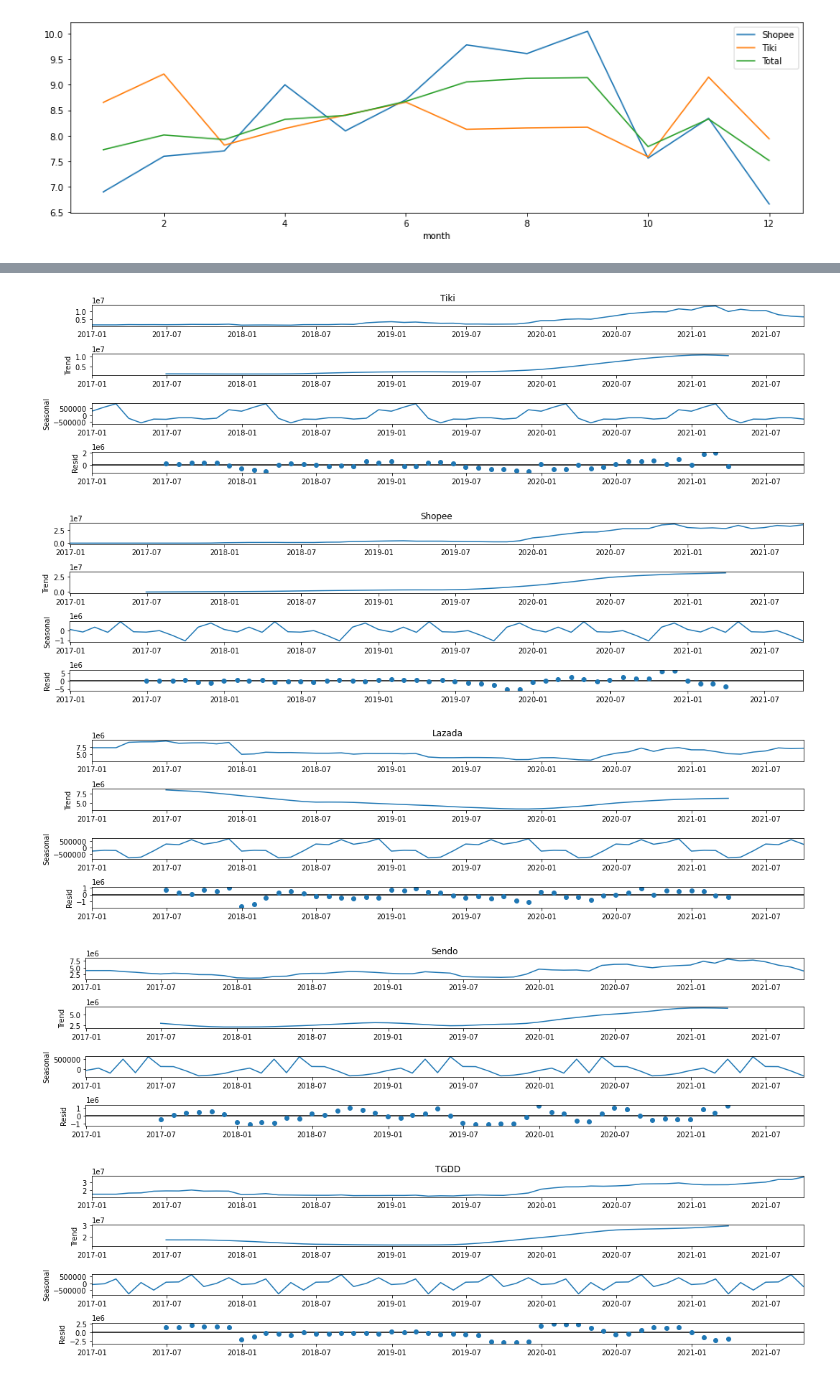
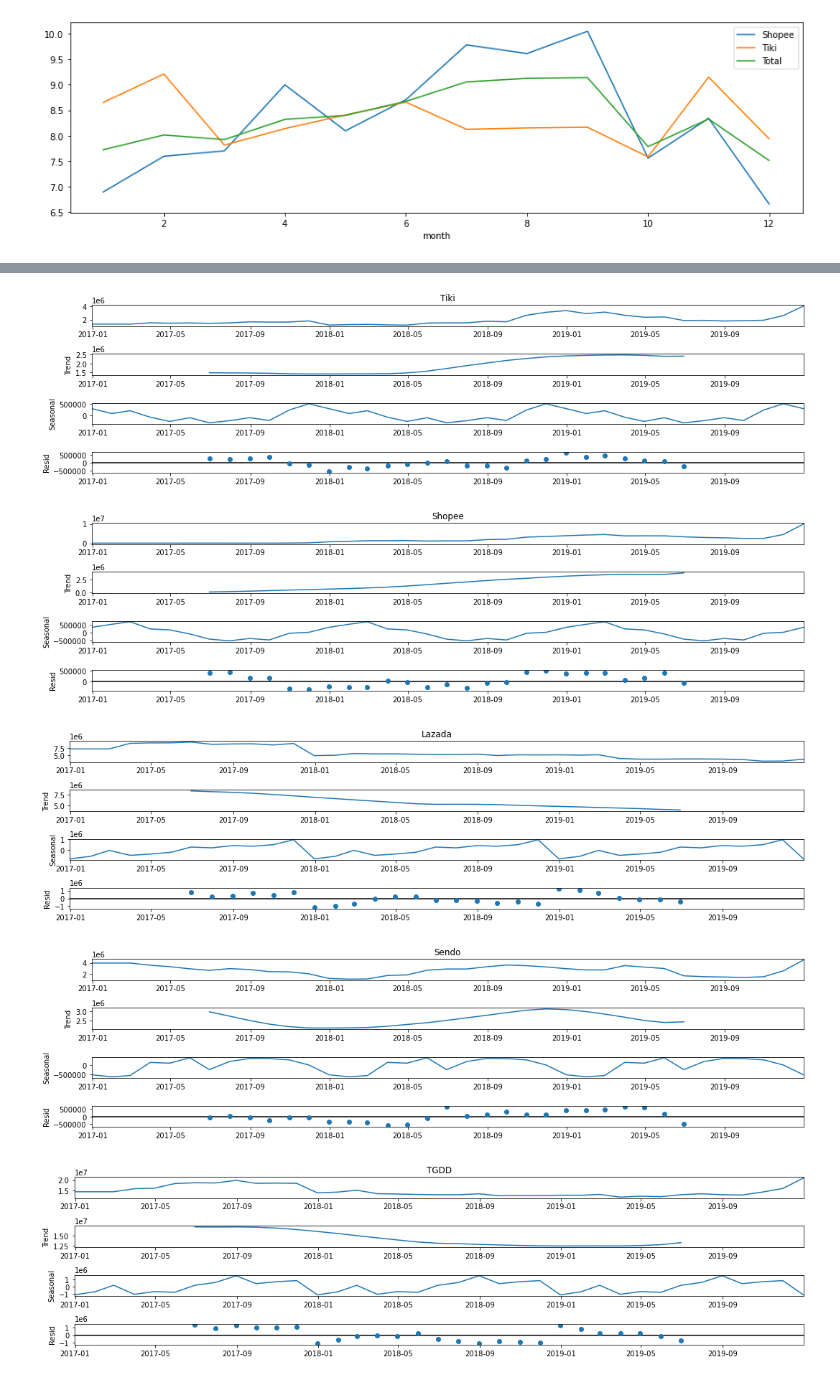
Before and after one commit to dfighter1312/data-mining, a Jupyter notebook: mini-project/time_series_analysis.ipynb, the cells around one changed output, grey strips where cells are left out. Drawn from its saved outputs; the diff is of its cells as text; code cells hidden in the pictures.

```diff
--- a/mini-project/time_series_analysis.ipynb
+++ b/mini-project/time_series_analysis.ipynb
@@ -279,15 +328,15 @@ df_month.groupby('month').mean() / df_month.groupby('month').mean().sum(axis=0)
 # %%
 from statsmodels.tsa.seasonal import seasonal_decompose
 
-seasonal_decompose(df_month['Tiki']).plot()
-seasonal_decompose(df_month['Shopee']).plot()
-seasonal_decompose(df_month['Lazada']).plot()
-seasonal_decompose(df_month['Sendo']).plot()
-seasonal_decompose(df_month['TGDD']).plot()
+seasonal_decompose(df_month[:'2020-01-01']['Tiki']).plot()
+seasonal_decompose(df_month[:'2020-01-01']['Shopee']).plot()
+seasonal_decompose(df_month[:'2020-01-01']['Lazada']).plot()
+seasonal_decompose(df_month[:'2020-01-01']['Sendo']).plot()
+seasonal_decompose(df_month[:'2020-01-01']['TGDD']).plot()
 plt.show()
 # %% [output]
-[figure, old version]
+[figure, new version]
-[figure, old version]
+[figure, new version]
-[figure, old version]
+[figure, new version]
-[figure, old version]
+[figure, new version]
-[figure, old version]
+[figure, new version]
```
Also changed, not shown: parts of 25 cells of this notebook, 2 other files.
